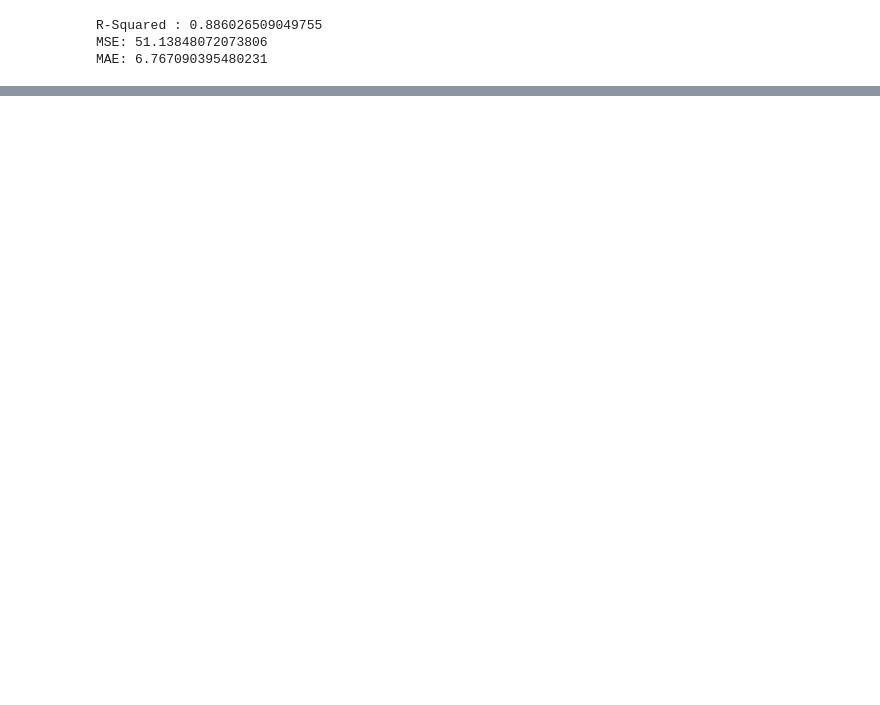
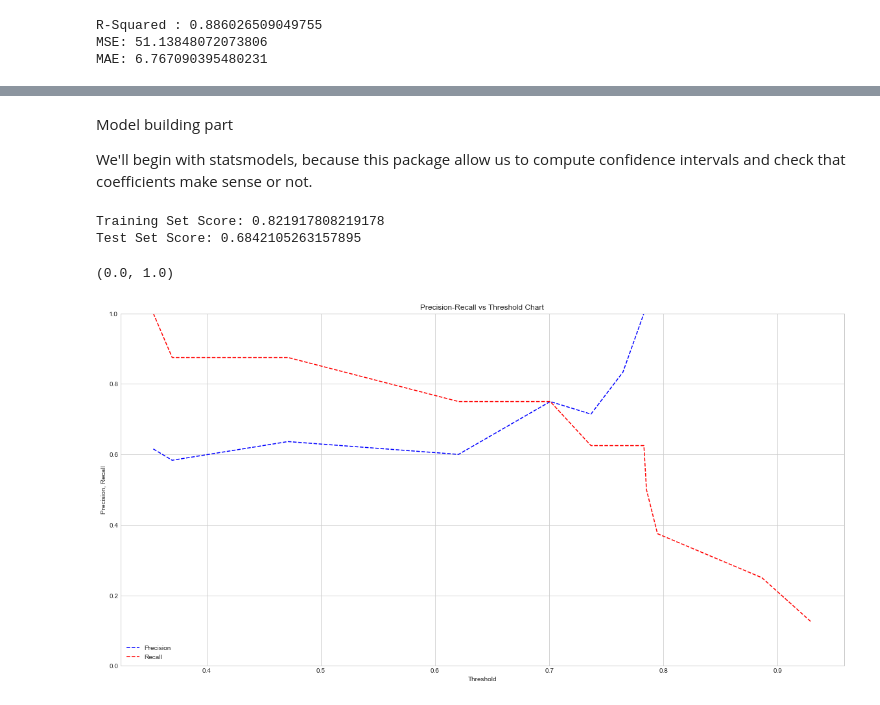
Before and after one commit to Pennybebraver/MIDASBioMedBootCamp, a Jupyter notebook: Sesstion_10/session_10_solution.ipynb, the cells around one changed output, grey strips where cells are left out. Drawn from its saved outputs; the diff is of its cells as text; code cells hidden in the pictures; blank space fills up the shorter version.

Commit message:
Add files via upload
add logistic regression part

```diff
--- a/Sesstion_10/session_10_solution.ipynb
+++ b/Sesstion_10/session_10_solution.ipynb
@@ -245,0 +316,38 @@ MAE: 6.767090395480231
+# %% [markdown]
+Model building part
+
+We'll begin with statsmodels, because this package allow us to compute confidence intervals and check that coefficients make sense or not.
+# %%
+#‘lbfgs’ solver handles multinomial loss in multiclass problems
+logreg_model = LogisticRegression(solver='lbfgs', class_weight="balanced").fit(X_train, y_train)
+# %%
+y_preds_train = logreg_model.predict(X_train)
+y_preds_test = logreg_model.predict(X_test)
+
+full_logreg_score_train = accuracy_score(y_train, y_preds_train)
+full_logreg_score_test = accuracy_score(y_test, y_preds_test)
+
+# Evaluation
+print('Training Set Score: {}'.format(full_logreg_score_train))
+print('Test Set Score: {}'.format(full_logreg_score_test))
+# %% [output]
+Training Set Score: 0.821917808219178
+Test Set Score: 0.6842105263157895
+# %%
+# probs_y is a 2-D array of probability of being labeled as
+# 0 (first column of array) vs 1 (2nd column in array)
+probs_y = logreg_model.predict_proba(X_test)
+# Retrieve probability of being 1(in second column of probs_y)
+precision, recall, thresholds = precision_recall_curve(y_test, probs_y[:, 1])
+pr_auc = auc(recall, precision)
+
+plt.title("Precision-Recall vs Threshold Chart")
+plt.plot(thresholds, precision[: -1], "b--", label="Precision")
+plt.plot(thresholds, recall[: -1], "r--", label="Recall")
+plt.ylabel("Precision, Recall")
+plt.xlabel("Threshold")
+plt.legend(loc="lower left")
+plt.ylim([0,1])
+# %% [output]
+(0.0, 1.0)
+[figure, added]
```
Also changed, not shown: parts of 13 cells of this notebook.
